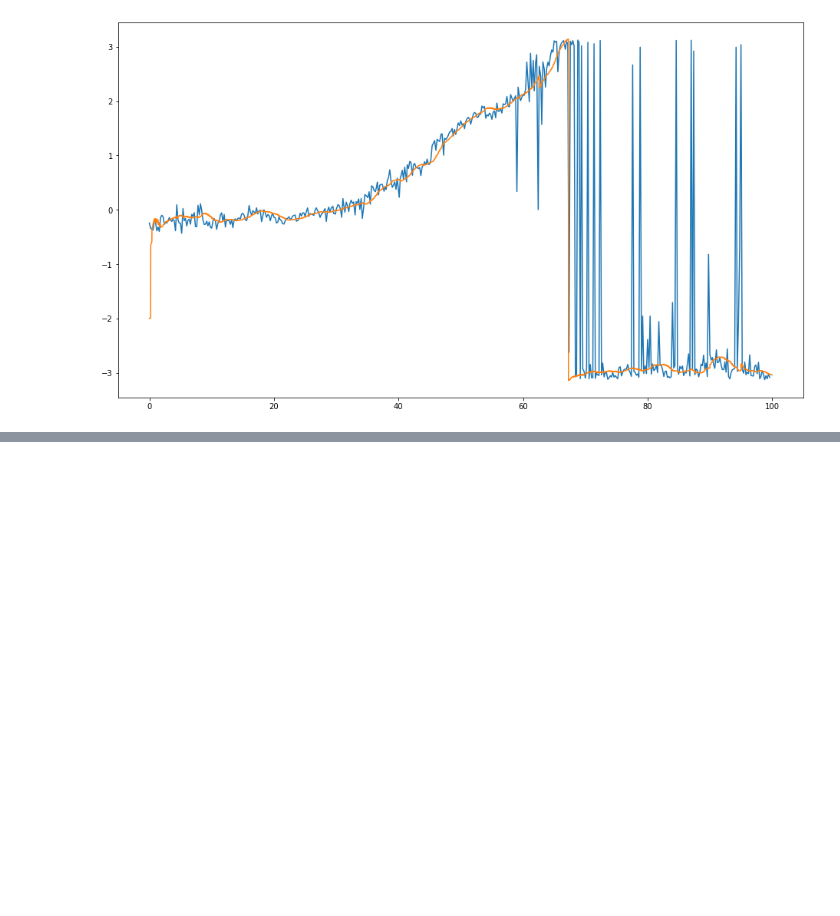
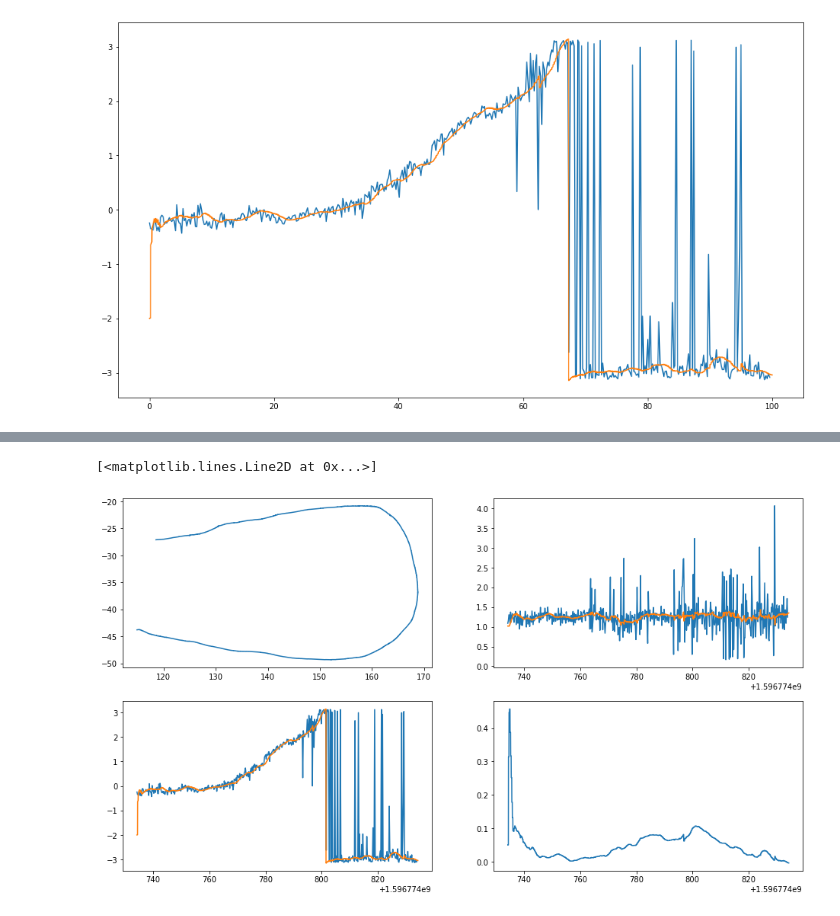
Before and after one commit to fadamsyah/final-project, a Jupyter notebook: kf_gps/kf_gps.ipynb, the cells around one changed output, grey strips where cells are left out. Cells and saved outputs as stored; diff of their text form; code cells hidden in the pictures; blank space fills up the shorter version.

```diff
--- a/kf_gps/kf_gps.ipynb
+++ b/kf_gps/kf_gps.ipynb
@@ -205,0 +209,16 @@ plt.plot(t - t[0], yaw)
+# %%
+f = 100 #Hz
+dt = 1/f #s
+Tf = 100
+var_gps_pos =  0.5 **2
+var_gps_speed = 1. **2
+var_gps_yaw = 0.25 **2
+
+Q = np.eye(8)
+Q[:2,:2] = np.eye(2) * 2.**2
+Q[2:4,2:4] = np.eye(2) * 2.**2
+Q[4:6,4:6] = np.eye(2) * 0.05**2
+Q[6,6] = 1.**2
+Q[7,7] = 0.1**2
+
+t = np.array([i*dt for i in range(Tf*f)]) + gps_t[0]
@@ -205,0 +285,29 @@ plt.plot(t - t[0], yaw)
+# %%
+width = 16
+height = 9
+plt.figure(figsize=(width, height))
+
+plt.subplot(2,2,1)
+plt.plot(x[:,0], x[:,1])
+
+plt.subplot(2,2,2)
+
+dgps = gps_pos[1:] - gps_pos[:-1]
+v_gps = np.zeros((dgps.shape[0],2))
+v_gps[:,0] = dgps[:,0] / (gps_t[1:] - gps_t[:-1])
+v_gps[:,1] = dgps[:,1] / (gps_t[1:] - gps_t[:-1])
+v_gps_norm = np.linalg.norm(v_gps, axis=-1)
+
+plt.plot(gps_t[:-1], v_gps_norm)
+plt.plot(t, np.linalg.norm(v,axis=-1))
+
+plt.subplot(2,2,3)
+diff = gps_pos[1:] - gps_pos[:-1]
+plt.plot(gps_t[:-1], np.arctan2(diff[:,1], diff[:,0]))
+plt.plot(t, yaw)
+
+plt.subplot(2,2,4)
+plt.plot(t, w)
+# %% [output]
+[<matplotlib.lines.Line2D at 0x...>]
+[figure, added]
```
Also changed, not shown: parts of 9 cells of this notebook, 1 other file.
